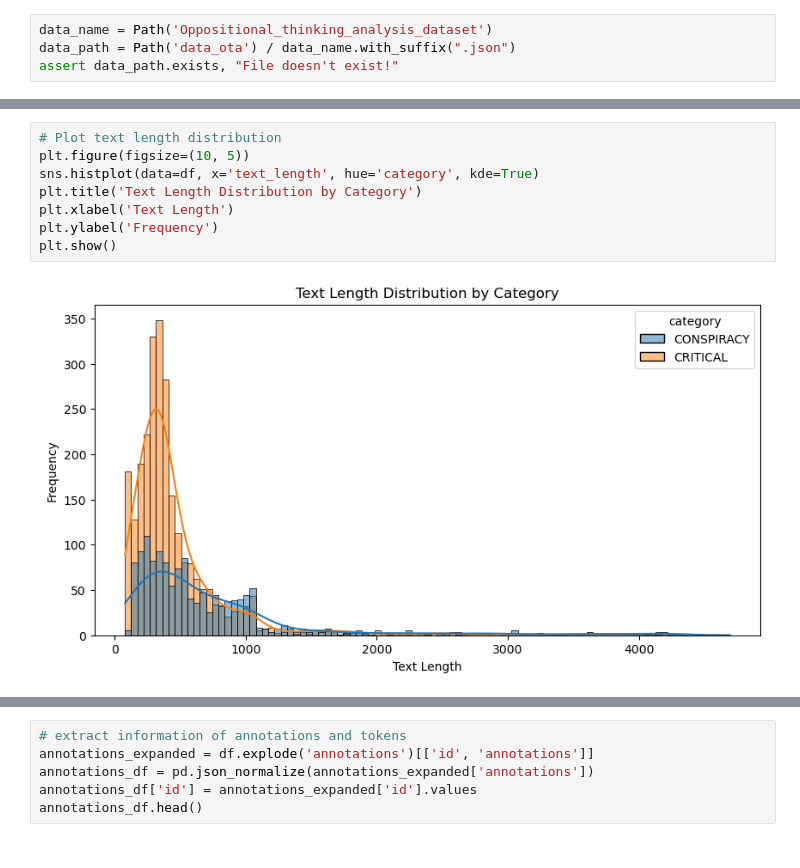
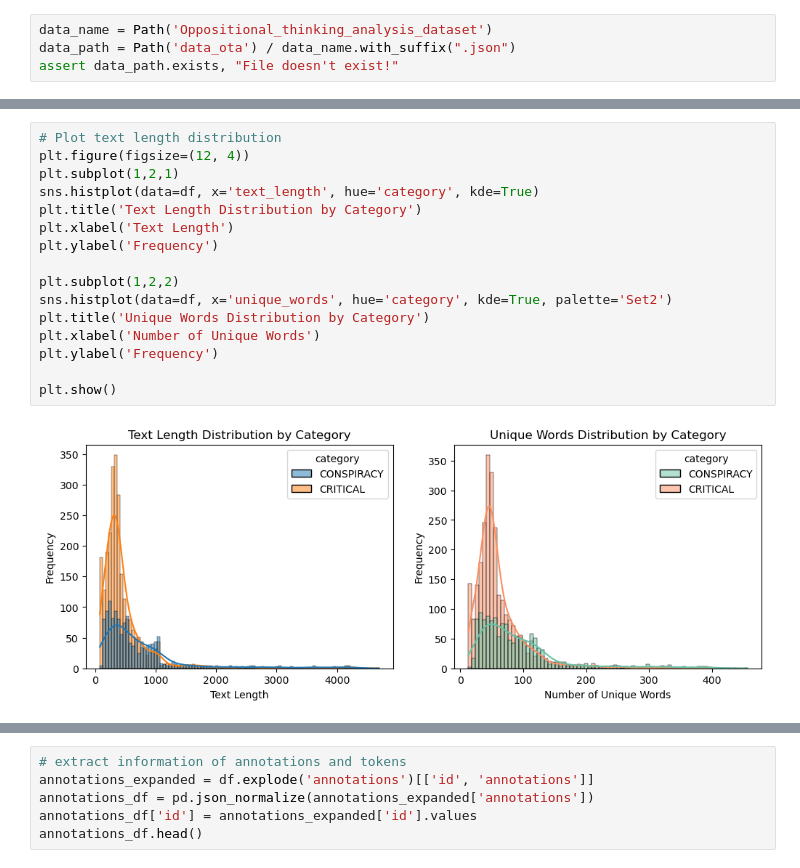
Before and after one commit to SonyaX20/NLP-Natural-Language-Processing, a Jupyter notebook: my-mlp-ota/task_o.ipynb, the cells around one changed output, grey strips where cells are left out. Saved outputs shown, nothing was run; the diff lists cells and outputs as text.

```diff
--- a/my-mlp-ota/task_o.ipynb
+++ b/my-mlp-ota/task_o.ipynb
@@ -40,11 +32,19 @@ display(df.head())
 | 4 | 98 | Proof has emerged showing that de... | CRITICAL | [{'span_text': 'death from Wuhan ... | WyJQcm9vZiIsICJoYXMiLCAiZW1lcmdlZ... | 698 | 105 |
 # %%
 # Plot text length distribution
-plt.figure(figsize=(10, 5))
+plt.figure(figsize=(12, 4))
+plt.subplot(1,2,1)
 sns.histplot(data=df, x='text_length', hue='category', kde=True)
 plt.title('Text Length Distribution by Category')
 plt.xlabel('Text Length')
 plt.ylabel('Frequency')
+
+plt.subplot(1,2,2)
+sns.histplot(data=df, x='unique_words', hue='category', kde=True, palette='Set2')
+plt.title('Unique Words Distribution by Category')
+plt.xlabel('Number of Unique Words')
+plt.ylabel('Frequency')
+
 plt.show()
 # %% [output]
-[figure, old version]
+[figure, new version]
```
Also changed, not shown: parts of 33 cells of this notebook.
